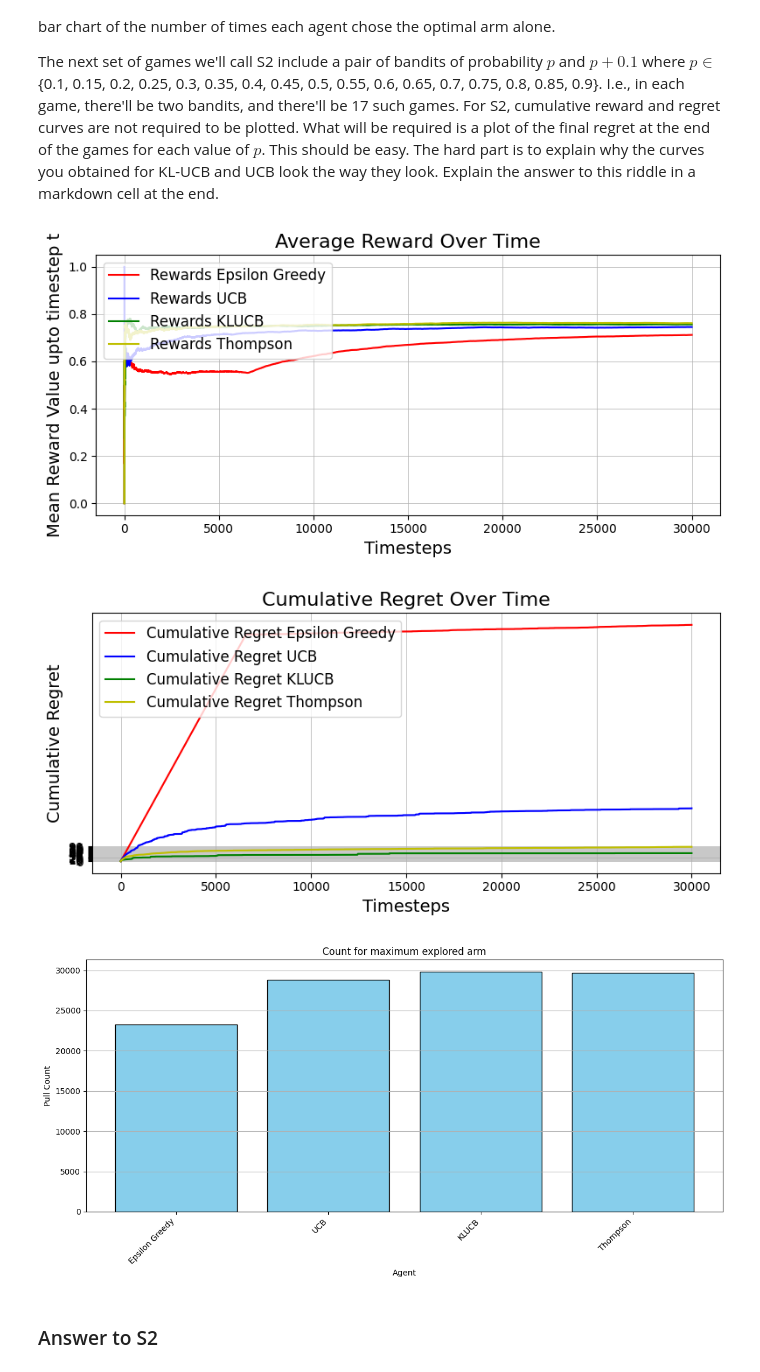
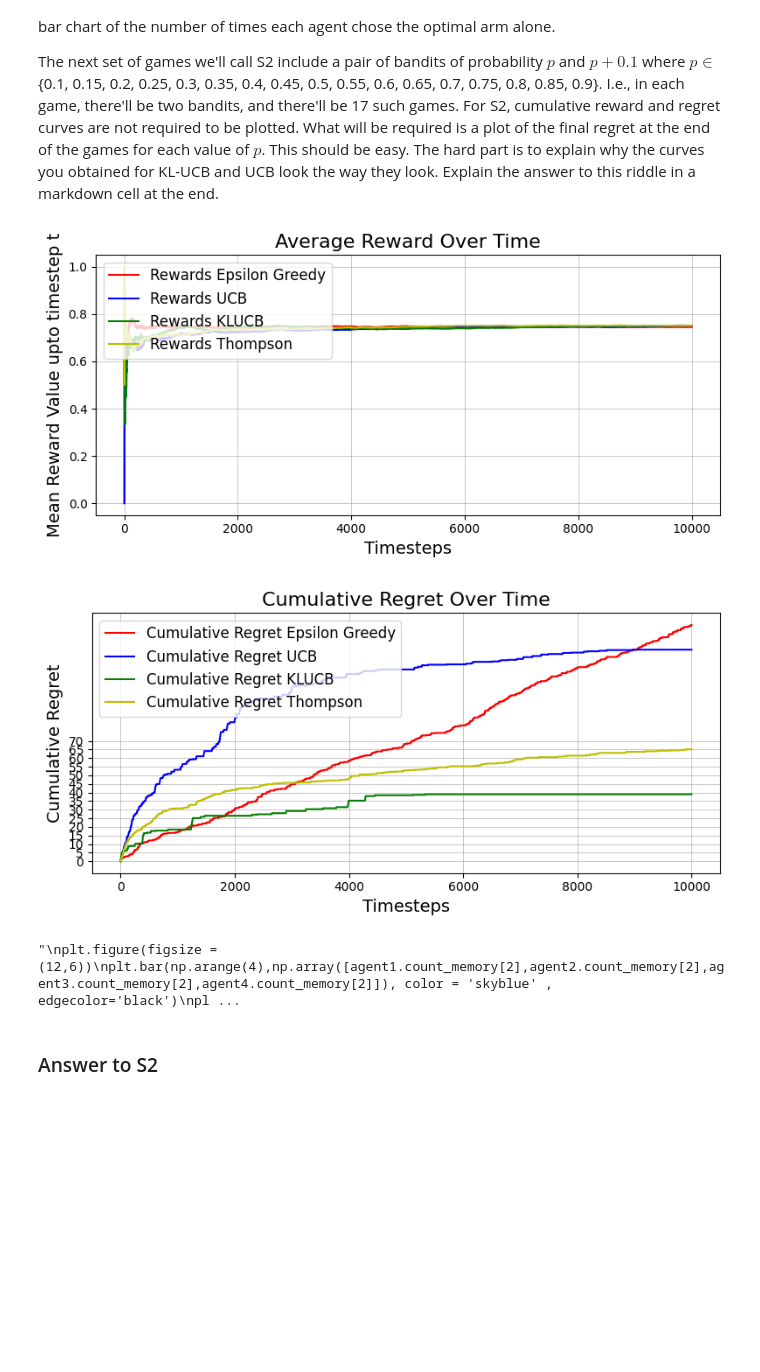
Before and after one commit to dwijaap/WIDS-Gambling-Assignments, a Jupyter notebook: Assignment3.ipynb, the cells around one changed output. Drawn from its saved outputs; the diff is of its cells as text; code cells hidden in the pictures; blank space fills up the shorter version.

```diff
--- a/Assignment3.ipynb
+++ b/Assignment3.ipynb
@@ -187,7 +187,7 @@ import math
 class UCBAgent(Agent):
     # Add fields
 
-    def __init__(self, time_horizon, bandit:MultiArmedBandit, c=2):
+    def __init__(self, time_horizon, bandit:MultiArmedBandit, c=1.414):
         # Add fields
         super().__init__(time_horizon, bandit)
         self.bandit : MultiArmedBandit = bandit
@@ -272,7 +272,7 @@ plt.show()
 class KLUCBAgent(Agent):
     # Add fields
 
-    def __init__(self, time_horizon, bandit:MultiArmedBandit,c=2):
+    def __init__(self, time_horizon, bandit:MultiArmedBandit,c=1):
         # Add fields
         super().__init__(time_horizon, bandit)
         self.bandit : MultiArmedBandit = bandit
@@ -297,7 +297,7 @@ class KLUCBAgent(Agent):
     def getq(self,arm):
 
         for i in np.arange(self.Qval[arm],1,0.01):
-            dkl = self.Qval[arm]*math.log(self.Qval[arm]/i) + (1-self.Qval[arm])*math.log((1-self.Qval[arm])/(1-i))
+            dkl = self.Qval[arm]*math.log(self.Qval[arm]/i) + (1-self.Qval[arm])*math.log((1-self.Qval[arm])/(1-i)) if self.Qval[arm]!=1 else self.Qval[arm]*math.log(self.Qval[arm]/i)
             if(self.count_memory[arm]*dkl > math.log(self.time_step) + self.c*math.log(math.log(self.time_step))):
                 return i
 
@@ -339,7 +339,7 @@ class KLUCBAgent(Agent):
 # Init Bandit
 TIME_HORIZON = 10_000
 bandit = MultiArmedBandit(np.array([0.23,0.55,0.76,0.44]))
-agent = KLUCBAgent(TIME_HORIZON,bandit,0.5) ## Fill with correct constructor
+agent = KLUCBAgent(TIME_HORIZON,bandit,1) ## Fill with correct constructor
 
 # Loop
 for i in range(TIME_HORIZON):
@@ -365,7 +365,7 @@ plt.show()
 class ThompsonSamplingAgent(Agent):
     # Add fields
 
-    def __init__(self, time_horizon, bandit:MultiArmedBandit):
+    def __init__(self, time_horizon, bandit:MultiArmedBandit,  alpha=1, beta=1):
         # Add fields
         super().__init__(time_horizon, bandit)
         self.bandit : MultiArmedBandit = bandit
@@ -373,12 +373,15 @@ class ThompsonSamplingAgent(Agent):
         self.count_memory = np.zeros(len(bandit.arms))
         self.Qval = np.zeros(len(bandit.arms))
         self.time_step = 0
+        self.alpha = alpha
+        self.beta = beta
 
-    def give_pull(self, alpha=1, beta=0):
-        samples = np.random.normal(loc = self.Qval, scale = alpha/(np.sqrt(self.count_memory) + beta))
+    def give_pull(self):
+        samples = np.random.normal(loc = self.Qval, scale = self.alpha/(np.sqrt(self.count_memory) + self.beta))
         armselected = np.argmax(samples)
         reward = self.bandit.pull(armselected)
         self.reinforce(reward,armselected)
+
 
     def reinforce(self, reward, arm):
         self.count_memory[arm] += 1
@@ -387,13 +390,6 @@ class ThompsonSamplingAgent(Agent):
         self.time_step += 1
         self.rewards.append(reward)
 
-    def getSD(self,arr):
-        mean = np.mean(arr)
-        sd = 0
-        for i in range(arr.length):
-            sd += (mean-arr[i])**2
-        sd = math.sqrt(sd)
-        return sd
 
 
     def plot_arm_graph(self):
@@ -461,48 +457,52 @@ The next set of games we'll call S2 include a pair of bandits of probability $p$
 # Write code which will run all the different bandit agents together and:
 # 1. Plot a common cumulative regret curves graph
 # 2. Plot a common graph of average reward curves
-TIME_HORIZON = 30_000
-
-agent1 = EpsilonGreedyAgent(TIME_HORIZON,MultiArmedBandit(np.array([0.23,0.55,0.76,0.44])))
-agent2 = UCBAgent(TIME_HORIZON,MultiArmedBandit(np.array([0.23,0.55,0.76,0.44])))
-agent3 = KLUCBAgent(TIME_HORIZON,MultiArmedBandit(np.array([0.23,0.55,0.76,0.44])))
+TIME_HORIZON = 10_000
+# bandit = MultiArmedBandit(np.array([0.23,0.55,0.76,0.44]))
+agent1 = EpsilonGreedyAgent(TIME_HORIZON,MultiArmedBandit(np.array([0.23,0.55,0.76,0.44])),0.05)
+agent2 = UCBAgent(TIME_HORIZON,MultiArmedBandit(np.array([0.23,0.55,0.76,0.44])),1.414)
+agent3 = KLUCBAgent(TIME_HORIZON,MultiArmedBandit(np.array([0.23,0.55,0.76,0.44])),1)
 agent4 = ThompsonSamplingAgent(TIME_HORIZON,MultiArmedBandit(np.array([0.23,0.55,0.76,0.44])))
+# agent1 = EpsilonGreedyAgent(TIME_HORIZON,bandit)
+# agent2 = UCBAgent(TIME_HORIZON,bandit,1)
+# agent3 = KLUCBAgent(TIME_HORIZON,bandit,1)
+# agent4 = ThompsonSamplingAgent(TIME_HORIZON,bandit)
 
 for i in range(TIME_HORIZON):
     agent1.give_pull()
     agent2.give_pull()
     agent3.give_pull()
     agent4.give_pull()
 
 plt.figure(figsize=(8,4))
 agent1.plot_reward_vs_time_curve('r','Epsilon Greedy')
 agent2.plot_reward_vs_time_curve('b','UCB')
 agent3.plot_reward_vs_time_curve('g','KLUCB')
 agent4.plot_reward_vs_time_curve('y','Thompson')
 plt.show()
 plt.figure(figsize=(8,4))
 agent1.bandit.plot_cumulative_regret('r','Epsilon Greedy')
 agent2.bandit.plot_cumulative_regret('b','UCB')
 agent3.bandit.plot_cumulative_regret('g','KLUCB')
 agent4.bandit.plot_cumulative_regret('y','Thompson')
 plt.show()
 
 '''
 plt.figure(figsize =(12,6))
 plt.bar(np.arange(4),np.array([agent1.count_memory[2],agent2.count_memory[2],agent3.count_memory[2],agent4.count_memory[2]]), color = 'skyblue' , edgecolor='black')
 plt.title('Count for maximum explored arm')
 plt.xlabel('Agent')
 plt.ylabel('Pull Count')
 plt.xticks(np.arange(4), np.array(['Epsilon Greedy' , 'UCB' , 'KLUCB' , 'Thompson']) , rotation = 45 , ha = 'right')
 plt.grid(axis='y', linestyle='-')
 plt.tight_layout()
 plt.show()
 
 '''
 # %% [output]
-[figure, old version]
+[figure, new version]
-[figure, old version]
+[figure, new version]
-[figure, removed]
+"\nplt.figure(figsize =(12,6))\nplt.bar(np.arange(4),np.array([agent1.count_memory[2],agent2.count_memory[2],agent3.count_memory[2],agent4.count_memory[2]]), color = 'skyblue' , edgecolor='black')\npl ...
 # %% [markdown]
 ### Answer to S2
 # %%
```
Also changed, not shown: parts of 5 cells of this notebook, 1 other file.
